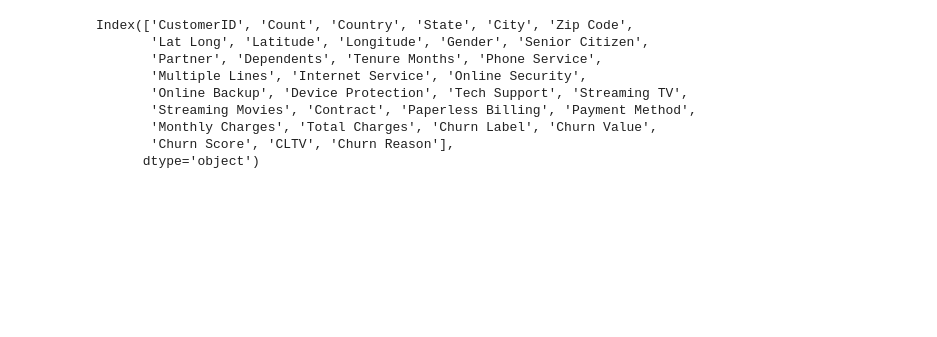
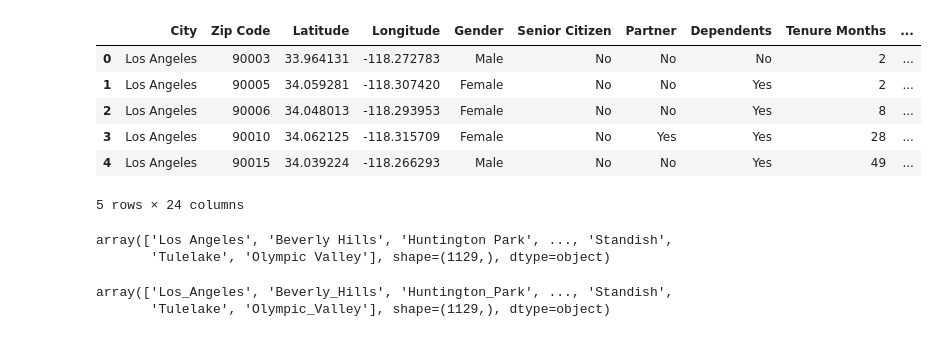
Before and after one commit to adarsha-7/machine-learning, a Jupyter notebook: chapter_7/xgboost/main.ipynb, the cells around one changed output. Drawn from its saved outputs; the diff is of its cells as text; code cells hidden in the pictures; blank space fills up the shorter version.

```diff
--- a/chapter_7/xgboost/main.ipynb
+++ b/chapter_7/xgboost/main.ipynb
@@ -26,14 +26,25 @@ df.to_csv(csv_file, index=False)
 # %%
 df = pd.read_csv("./datasets/telco_customer_churn.csv")
 # %%
-df.columns
+df.drop(['Churn Label', 'Churn Score', 'CLTV', 'Churn Reason', 'CustomerID', 'Count', 'Country', 'State', 'Lat Long'],
+        axis=1, inplace=True)
+df.head()
 # %% [output]
+|  | City | Zip Code | Latitude | Longitude | Gender | Senior Citizen | Partner | Dependents | Tenure Months | ... |
+| 0 | Los Angeles | 90003 | 33.964131 | -118.272783 | Male | No | No | No | 2 | ... |
+| 1 | Los Angeles | 90005 | 34.059281 | -118.307420 | Female | No | No | Yes | 2 | ... |
+| 2 | Los Angeles | 90006 | 34.048013 | -118.293953 | Female | No | No | Yes | 8 | ... |
+| 3 | Los Angeles | 90010 | 34.062125 | -118.315709 | Female | No | Yes | Yes | 28 | ... |
+| 4 | Los Angeles | 90015 | 34.039224 | -118.266293 | Male | No | No | Yes | 49 | ... |
-Index(['CustomerID', 'Count', 'Country', 'State', 'City', 'Zip Code',
-       'Lat Long', 'Latitude', 'Longitude', 'Gender', 'Senior Citizen',
-       'Partner', 'Dependents', 'Tenure Months', 'Phone Service',
-       'Multiple Lines', 'Internet Service', 'Online Security',
-       'Online Backup', 'Device Protection', 'Tech Support', 'Streaming TV',
-       'Streaming Movies', 'Contract', 'Paperless Billing', 'Payment Method',
-       'Monthly Charges', 'Total Charges', 'Churn Label', 'Churn Value',
-       'Churn Score', 'CLTV', 'Churn Reason'],
-      dtype='object')
+5 rows × 24 columns
+# %%
+df['City'].unique()
+# %% [output]
+array(['Los Angeles', 'Beverly Hills', 'Huntington Park', ..., 'Standish',
+       'Tulelake', 'Olympic Valley'], shape=(1129,), dtype=object)
+# %%
+df['City'].replace(' ', '_', regex=True, inplace=True)
+df['City'].unique()
+# %% [output]
+array(['Los_Angeles', 'Beverly_Hills', 'Huntington_Park', ..., 'Standish',
+       'Tulelake', 'Olympic_Valley'], shape=(1129,), dtype=object)
```
Also changed, not shown: parts of 7 cells of this notebook.
